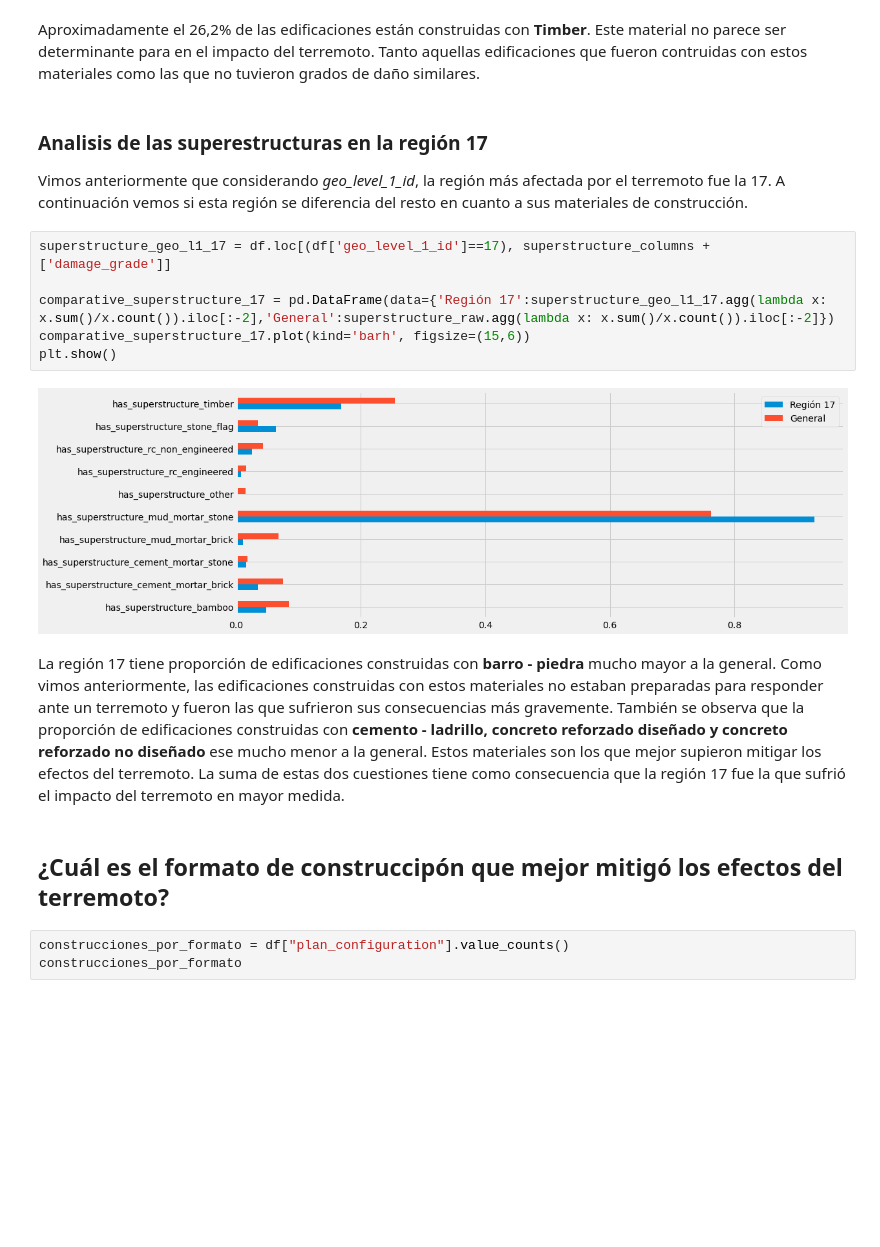
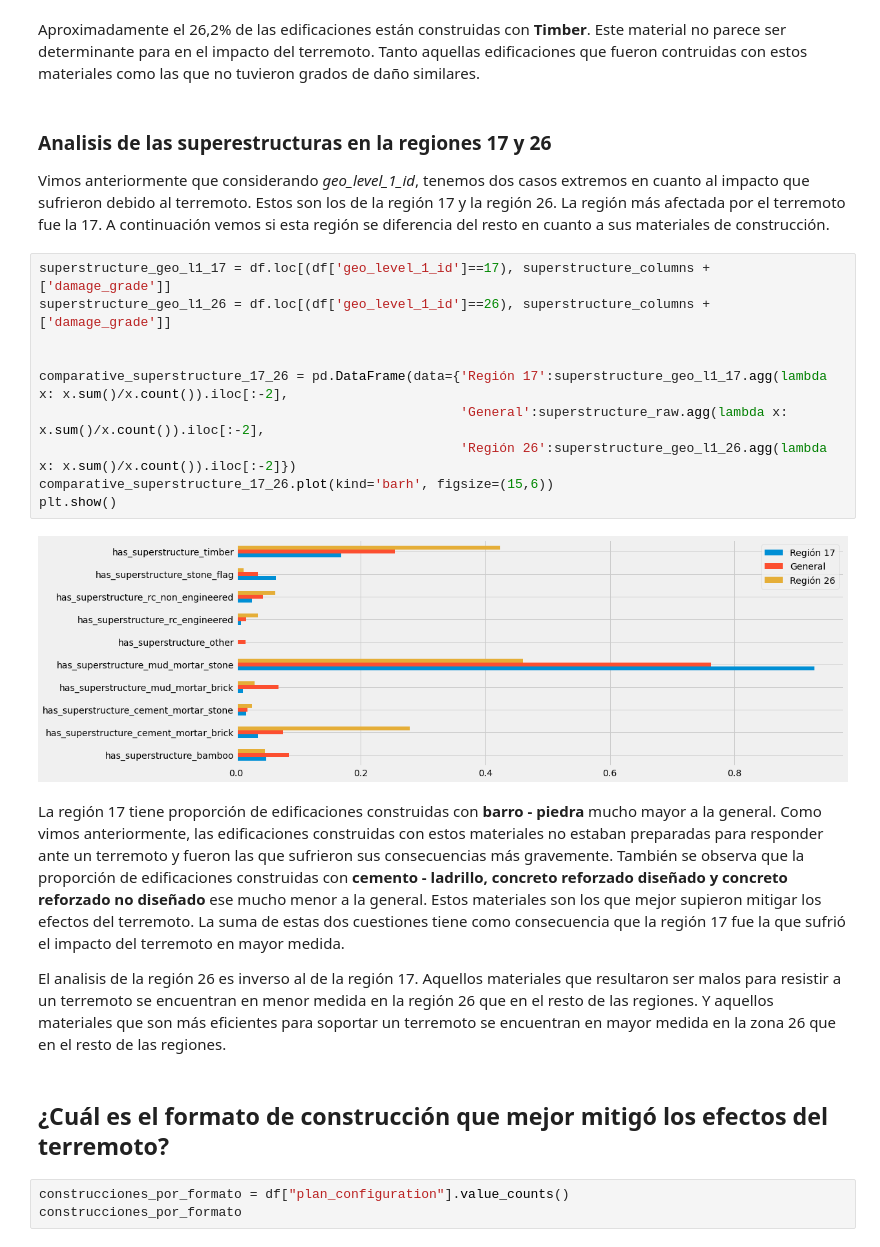
Before and after one commit to franvinas/7506-tp1, a Jupyter notebook: tp1.ipynb, the cells around one changed output. Cells and saved outputs as stored; diff of their text form; blank space fills up the shorter version.

Commit message:
Superestructuras en la region 26

```diff
--- a/tp1.ipynb
+++ b/tp1.ipynb
@@ -734,20 +734,26 @@ plt.show()
 # %% [markdown]
 Aproximadamente el 26,2% de las edificaciones están construidas con **Timber**. Este material no parece ser determinante para en el impacto del terremoto. Tanto aquellas edificaciones que fueron contruidas con estos materiales como las que no tuvieron grados de daño similares.
 # %% [markdown]
-### Analisis de las superestructuras en la región 17
-Vimos anteriormente que considerando *geo_level_1_id*, la región más afectada por el terremoto fue la 17. A continuación vemos si esta región se diferencia del resto en cuanto a sus materiales de construcción.
+### Analisis de las superestructuras en la regiones 17 y 26
+Vimos anteriormente que considerando *geo_level_1_id*, tenemos dos casos extremos en cuanto al impacto que sufrieron debido al terremoto. Estos son los de la región 17 y la región 26. La región más afectada por el terremoto fue la 17. A continuación vemos si esta región se diferencia del resto en cuanto a sus materiales de construcción.
 # %%
 superstructure_geo_l1_17 = df.loc[(df['geo_level_1_id']==17), superstructure_columns + ['damage_grade']]
+superstructure_geo_l1_26 = df.loc[(df['geo_level_1_id']==26), superstructure_columns + ['damage_grade']]
 
-comparative_superstructure_17 = pd.DataFrame(data={'Región 17':superstructure_geo_l1_17.agg(lambda x: x.sum()/x.count()).iloc[:-2],'General':superstructure_raw.agg(lambda x: x.sum()/x.count()).iloc[:-2]})
-comparative_superstructure_17.plot(kind='barh', figsize=(15,6))
+
+comparative_superstructure_17_26 = pd.DataFrame(data={'Región 17':superstructure_geo_l1_17.agg(lambda x: x.sum()/x.count()).iloc[:-2],
+                                                      'General':superstructure_raw.agg(lambda x: x.sum()/x.count()).iloc[:-2],
+                                                      'Región 26':superstructure_geo_l1_26.agg(lambda x: x.sum()/x.count()).iloc[:-2]})
+comparative_superstructure_17_26.plot(kind='barh', figsize=(15,6))
 plt.show()
 # %% [output]
-[figure, old version]
+[figure, new version]
 # %% [markdown]
 La región 17 tiene proporción de edificaciones construidas con **barro - piedra** mucho mayor a la general. Como vimos anteriormente, las edificaciones construidas con estos materiales no estaban preparadas para responder ante un terremoto y fueron las que sufrieron sus consecuencias más gravemente. También se observa que la proporción de edificaciones construidas con **cemento - ladrillo, concreto reforzado diseñado y concreto reforzado no diseñado** ese mucho menor a la general. Estos materiales son los que mejor supieron mitigar los efectos del terremoto. La suma de estas dos cuestiones tiene como consecuencia que la región 17 fue la que sufrió el impacto del terremoto en mayor medida.
+
+El analisis de la región 26 es inverso al de la región 17. Aquellos materiales que resultaron ser malos para resistir a un terremoto se encuentran en menor medida en la región 26 que en el resto de las regiones. Y aquellos materiales que son más eficientes para soportar un terremoto se encuentran en mayor medida en la zona 26 que en el resto de las regiones.
 # %% [markdown]
-## ¿Cuál es el formato de construccipón que mejor mitigó los efectos del terremoto?
+## ¿Cuál es el formato de construcción que mejor mitigó los efectos del terremoto?
 # %%
 construcciones_por_formato = df["plan_configuration"].value_counts()
 construcciones_por_formato
```
